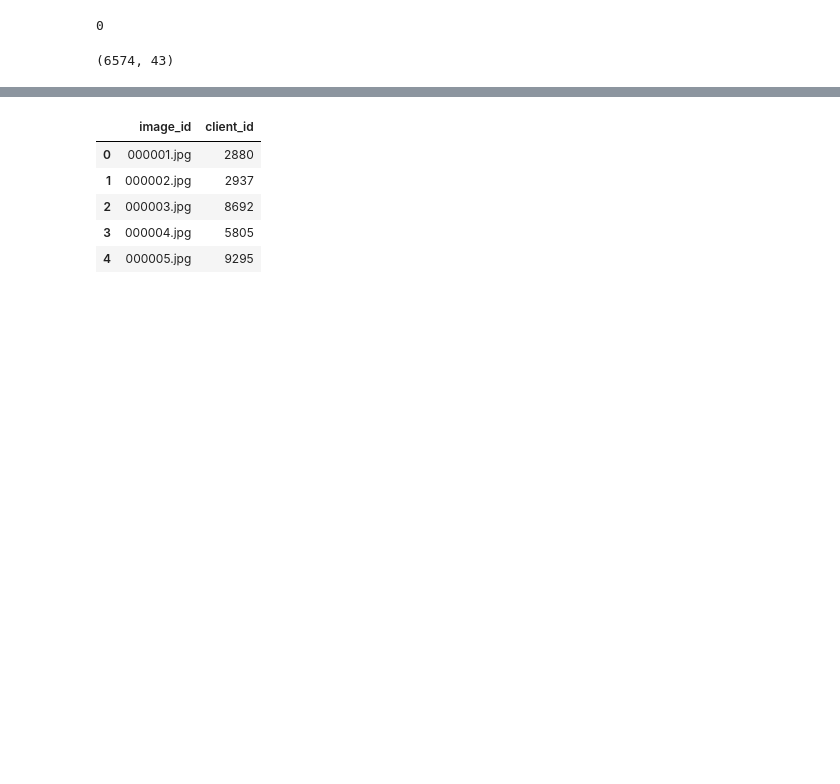
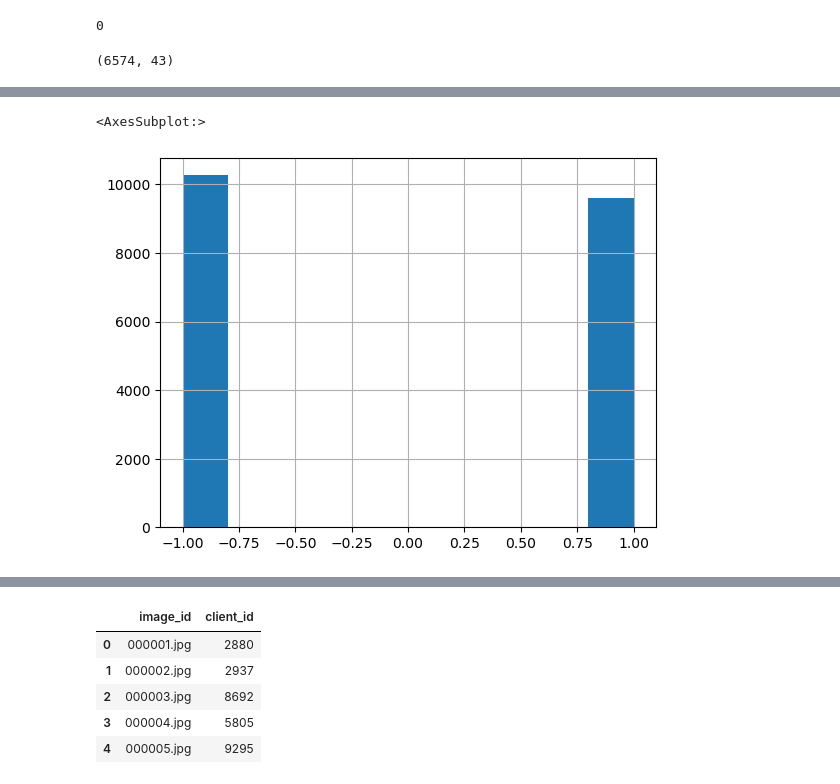
Before and after one commit to khangtran2020/scalableRR_property_attack, a Jupyter notebook: celeba_reading.ipynb, the cells around one changed output, grey strips where cells are left out. Saved outputs shown, nothing was run; the diff lists cells and outputs as text; code cells hidden in the pictures; blank space fills up the shorter version.

```diff
--- a/celeba_reading.ipynb
+++ b/celeba_reading.ipynb
@@ -30,0 +36,5 @@ temp[temp['image_id'] > 10].shape
+# %%
+val_df['Smiling'].hist()
+# %% [output]
+<AxesSubplot:>
+[figure, added]
```
Also changed, not shown: parts of 7 cells of this notebook, 1 other file.
